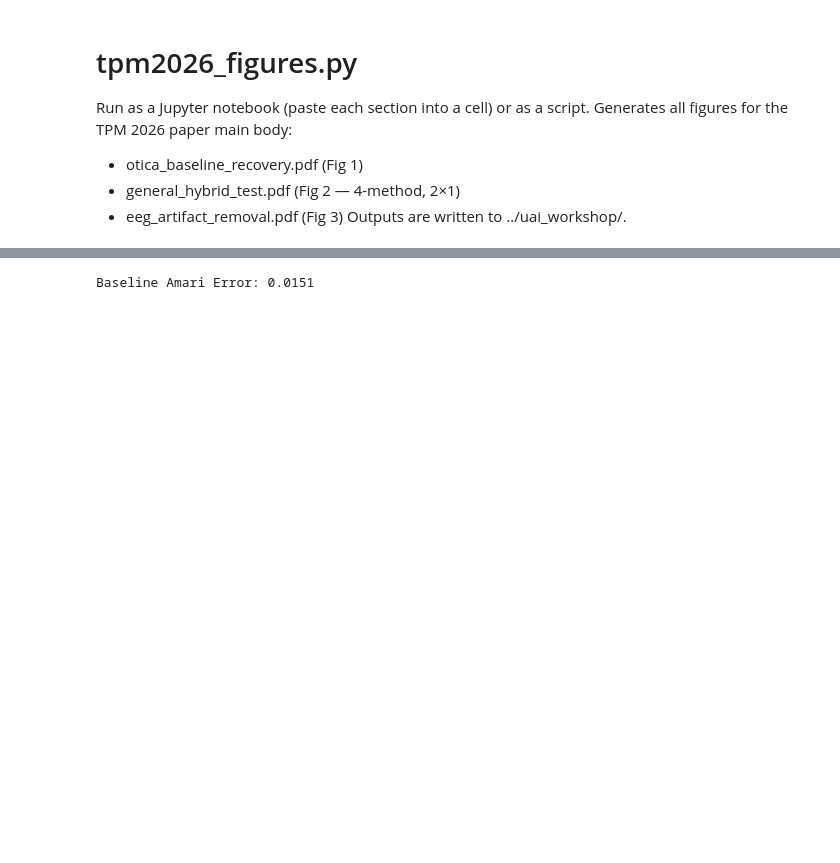
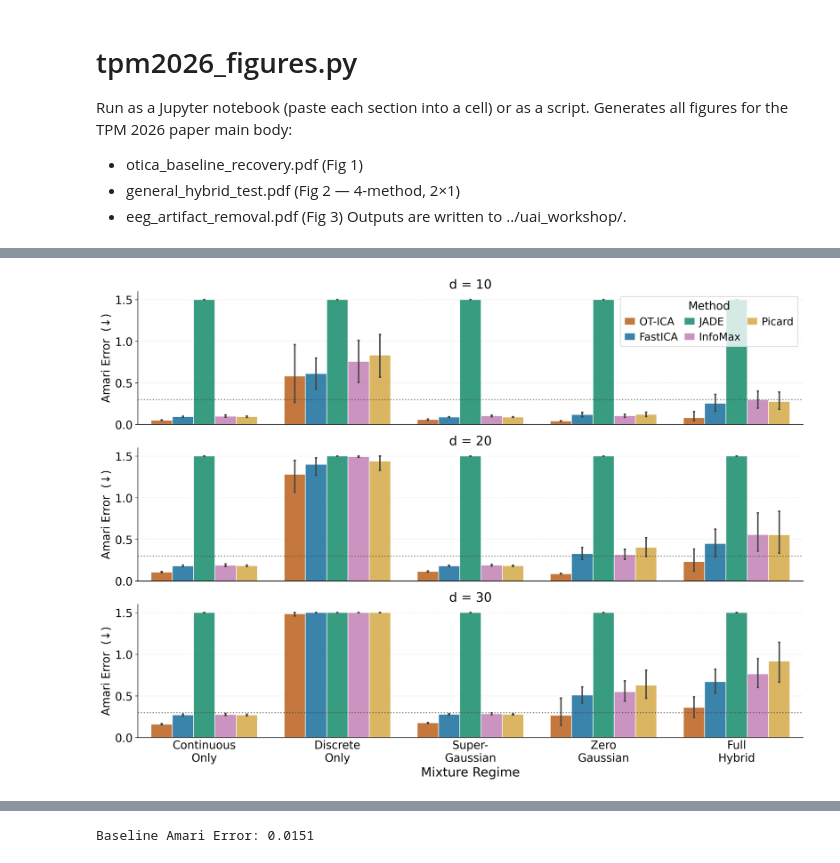
Before and after one commit to ashutoshjha3103/ot_in_linear_ica, a Jupyter notebook: exp/tpm2026_figures.ipynb, the cells around one changed output, grey strips where cells are left out. Drawn from its saved outputs; the diff is of its cells as text; code cells hidden in the pictures; blank space fills up the shorter version.

```diff
--- a/exp/tpm2026_figures.ipynb
+++ b/exp/tpm2026_figures.ipynb
@@ -544,0 +183,20 @@ Saved ../uai_workshop/general_hybrid_test.pdf
+# %%
+# =============================================================================
+# Picard ICA (orthogonal, extended)
+# =============================================================================
+def picard_ica(X, n_restarts=3, seed_offset=0):
+    """
+    Picard ICA (Ablin et al. 2018): orthogonally constrained natural gradient
+    (ortho=True) with extended density model. Converges faster than sklearn
+    FastICA; uses the same tanh nonlinearity, isolating contrast vs. solver.
+    """
+    for seed in range(seed_offset, seed_offset + n_restarts):
+        try:
+            K, W, _ = picard(
+                X, fun='tanh', ortho=True, extended=True,
+                max_iter=1000, tol=1e-8, random_state=seed, whiten=True
+            )
+            return W @ K
+        except Exception:
+            continue
+    return None
@@ -544,0 +383,62 @@ Saved ../uai_workshop/general_hybrid_test.pdf
+# %%
+# =============================================================================
+# Figure 2: ablation across dims and mixture types
+#           (general_hybrid_test.pdf — 3×1, full two-column width)
+# =============================================================================
+set_tpm_theme()
+
+CONFIG_LABELS = {
+    'Continuous Only':         'Continuous\nOnly',
+    'Discrete Only':           'Discrete\nOnly',
+    'Strictly Super-Gaussian': 'Super-\nGaussian',
+    'Zero Gaussian':           'Zero\nGaussian',
+    'Full Hybrid':             'Full\nHybrid',
+}
+CONFIG_ORDER = [CONFIG_LABELS[p] for p in POOLS]
+
+# 3 rows (one per dim), full two-column width.
+# Each panel: ~1.67" print height → total 5" → at 2× SCALE: figsize (14, 10).
+fig, axes_abl = plt.subplots(
+    3, 1,
+    figsize=(FULL_WIDTH_IN * SCALE, 5 * SCALE),
+    constrained_layout=True,
+)
+
+for ax_idx, (ax, dim) in enumerate(zip(axes_abl, ABL_DIMS)):
+    df_dim = df_abl[df_abl['Dim'] == dim].copy()
+    df_dim['Config_short'] = df_dim['Config'].map(CONFIG_LABELS)
+
+    sns.barplot(
+        data=df_dim, x='Config_short', y='Error', hue='Method',
+        hue_order=METHOD_ORDER, order=CONFIG_ORDER,
+        palette=PALETTE, ax=ax,
+        errorbar='ci', capsize=0.03,
+        err_kws={'linewidth': 1.0 * SCALE},
+        alpha=0.85, edgecolor='white',
+    )
+    ax.axhline(0.3, color='#444', ls=':', lw=0.8 * SCALE, alpha=0.7)
+    ax.set_ylim(0, 1.6)
+    ax.set_ylabel('Amari Error  (↓)', fontsize=8 * SCALE)
+    ax.set_title(f'd = {dim}', fontsize=9 * SCALE, pad=4)
+
+    if ax_idx < 2:
+        ax.set_xlabel('')
+        ax.tick_params(labelbottom=False)
+    else:
+        ax.set_xlabel('Mixture Regime', fontsize=9 * SCALE)
+
+    if ax_idx == 0:
+        ax.legend(title='Method', loc='upper right', ncol=3, frameon=True,
+                  handlelength=1.0, handletextpad=0.4, columnspacing=0.6,
+                  fontsize=7.5 * SCALE)
+    else:
+        ax.get_legend().remove()
+
+    ax.tick_params(axis='x', which='both', length=0)
+
+out = SAVE_DIR + 'general_hybrid_test.pdf'
+fig.savefig(out, format='pdf', bbox_inches='tight')
+plt.show()
+print(f'Saved {out}')
+# %% [output]
+[figure, added]
```
Also changed, not shown: parts of 16 cells of this notebook, 3 other files.
